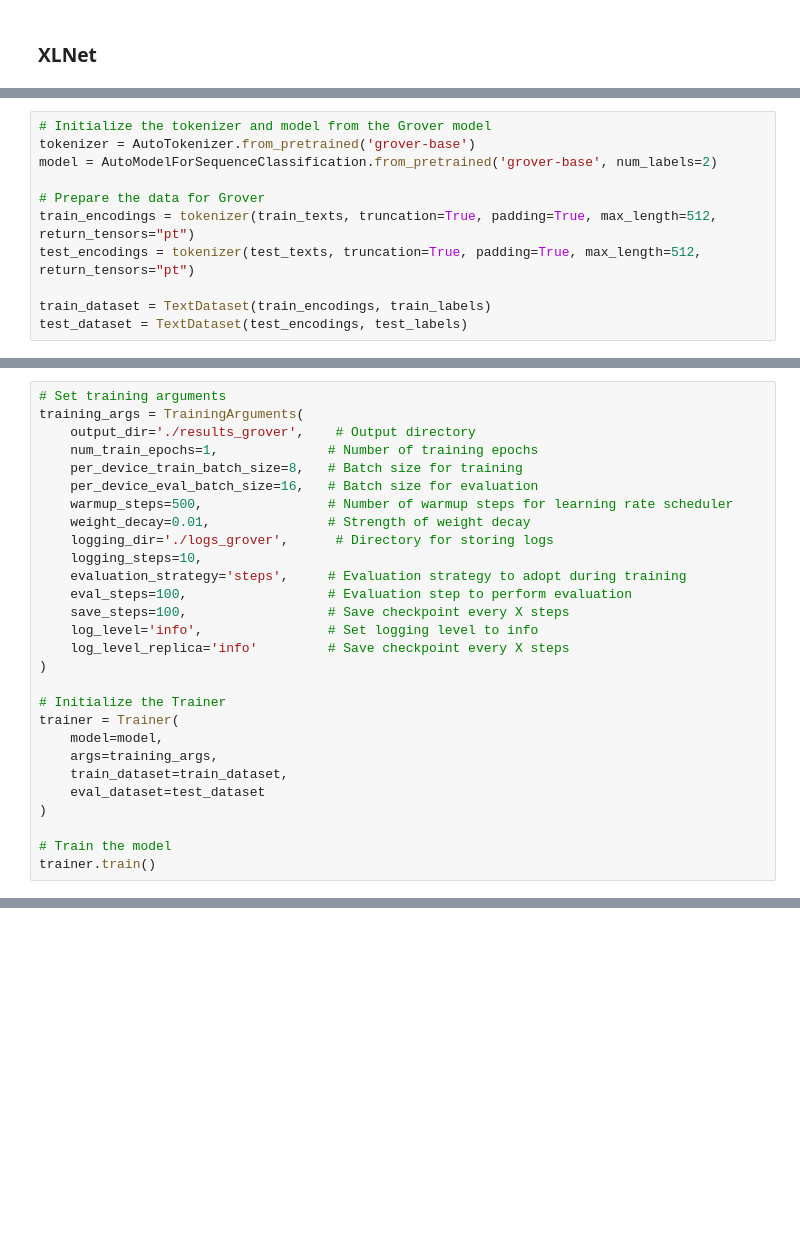
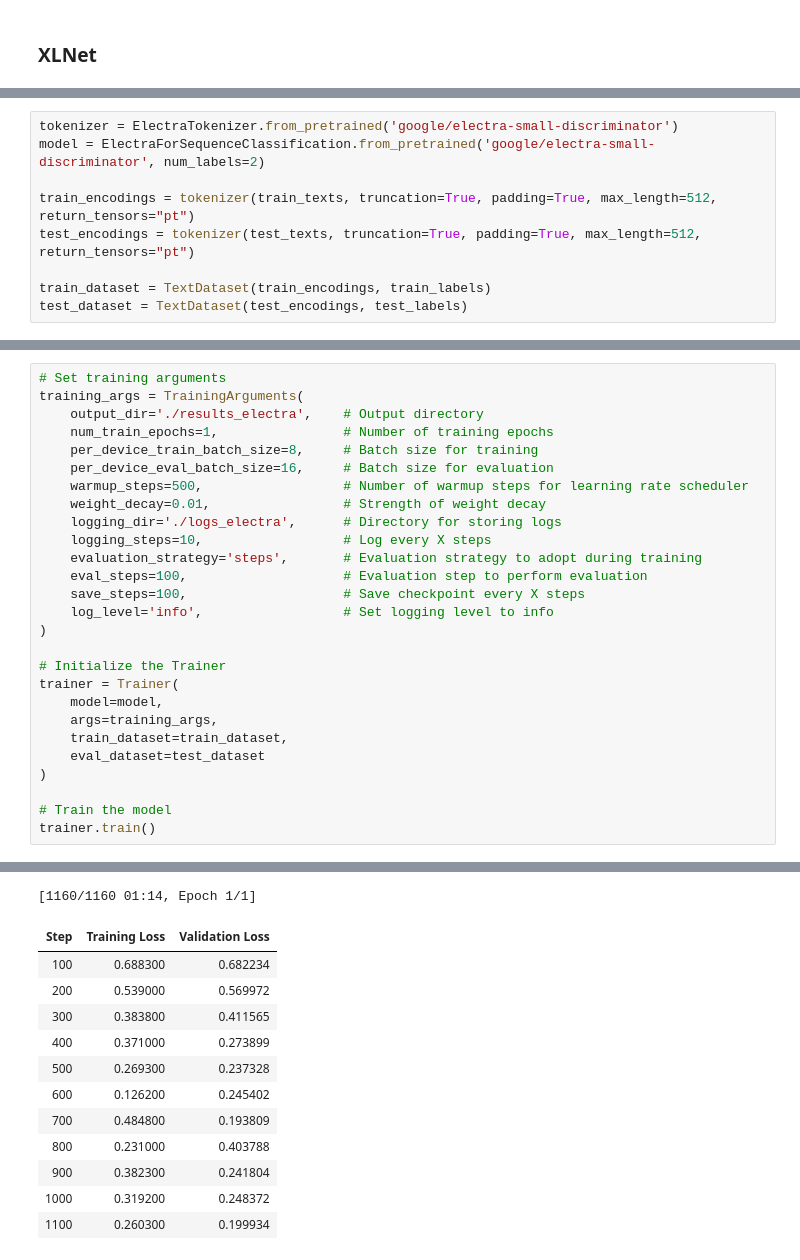
Before and after one commit to meric2/Turkish-AI-Generated-Content-Detection, a Jupyter notebook: TuringBench.ipynb, the cells around one changed output, grey strips where cells are left out. Drawn from its saved outputs; the diff is of its cells as text; blank space fills up the shorter version.

```diff
--- a/TuringBench.ipynb
+++ b/TuringBench.ipynb
@@ -342,9 +743,7 @@ tokenizer.save_pretrained(model_save_path)
 # %%
-# Initialize the tokenizer and model from the Grover model
-tokenizer = AutoTokenizer.from_pretrained('grover-base')
-model = AutoModelForSequenceClassification.from_pretrained('grover-base', num_labels=2)
+tokenizer = ElectraTokenizer.from_pretrained('google/electra-small-discriminator')
+model = ElectraForSequenceClassification.from_pretrained('google/electra-small-discriminator', num_labels=2)
 
-# Prepare the data for Grover
 train_encodings = tokenizer(train_texts, truncation=True, padding=True, max_length=512, return_tensors="pt")
 test_encodings = tokenizer(test_texts, truncation=True, padding=True, max_length=512, return_tensors="pt")
 
@@ -353,19 +770,18 @@ test_dataset = TextDataset(test_encodings, test_labels)
 # %%
 # Set training arguments
 training_args = TrainingArguments(
-    output_dir='./results_grover',    # Output directory
-    num_train_epochs=1,              # Number of training epochs
-    per_device_train_batch_size=8,   # Batch size for training
-    per_device_eval_batch_size=16,   # Batch size for evaluation
-    warmup_steps=500,                # Number of warmup steps for learning rate scheduler
-    weight_decay=0.01,               # Strength of weight decay
-    logging_dir='./logs_grover',      # Directory for storing logs
-    logging_steps=10,
-    evaluation_strategy='steps',     # Evaluation strategy to adopt during training
-    eval_steps=100,                  # Evaluation step to perform evaluation
-    save_steps=100,                  # Save checkpoint every X steps
-    log_level='info',                # Set logging level to info
-    log_level_replica='info'         # Save checkpoint every X steps
+    output_dir='./results_electra',    # Output directory
+    num_train_epochs=1,                # Number of training epochs
+    per_device_train_batch_size=8,     # Batch size for training
+    per_device_eval_batch_size=16,     # Batch size for evaluation
+    warmup_steps=500,                  # Number of warmup steps for learning rate scheduler
+    weight_decay=0.01,                 # Strength of weight decay
+    logging_dir='./logs_electra',      # Directory for storing logs
+    logging_steps=10,                  # Log every X steps
+    evaluation_strategy='steps',       # Evaluation strategy to adopt during training
+    eval_steps=100,                    # Evaluation step to perform evaluation
+    save_steps=100,                    # Save checkpoint every X steps
+    log_level='info',                  # Set logging level to info
 )
 
 # Initialize the Trainer
@@ -378,3 +794,4 @@ trainer = Trainer(
 
 # Train the model
 trainer.train()
+# %% [output]
@@ -380,0 +808,13 @@ trainer.train()
+[1160/1160 01:14, Epoch 1/1]
+| Step | Training Loss | Validation Loss |
+| 100 | 0.688300 | 0.682234 |
+| 200 | 0.539000 | 0.569972 |
+| 300 | 0.383800 | 0.411565 |
+| 400 | 0.371000 | 0.273899 |
+| 500 | 0.269300 | 0.237328 |
+| 600 | 0.126200 | 0.245402 |
+| 700 | 0.484800 | 0.193809 |
+| 800 | 0.231000 | 0.403788 |
+| 900 | 0.382300 | 0.241804 |
+| 1000 | 0.319200 | 0.248372 |
+| 1100 | 0.260300 | 0.199934 |
```
Also changed, not shown: parts of 84 cells of this notebook, 6 other files.
